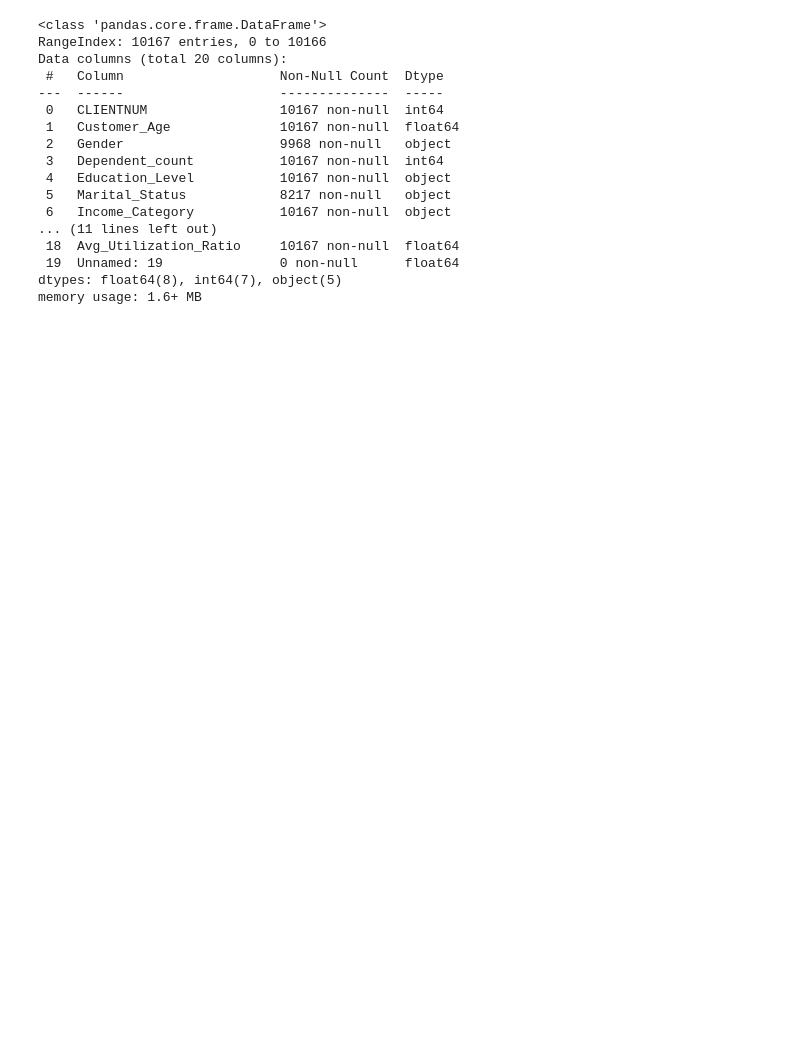
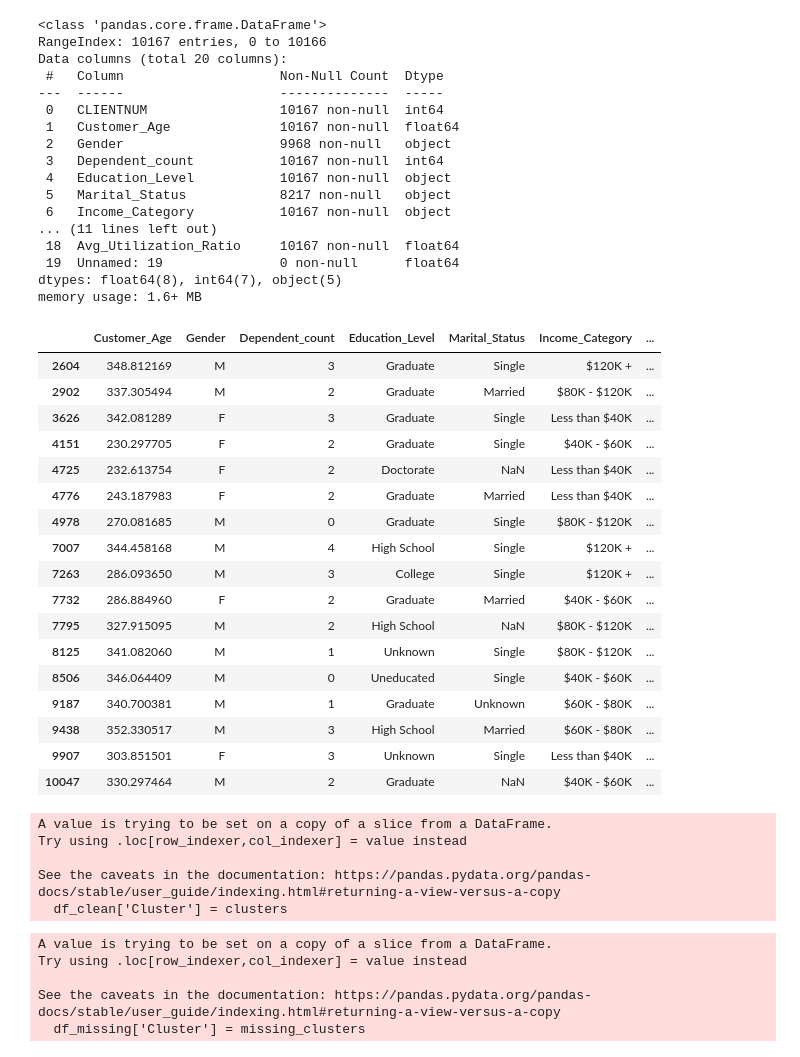
Before and after one commit to nimiico/credit-limit-predict, a Jupyter notebook: test.ipynb, the cells around one changed output. Cells and saved outputs as stored; diff of their text form; code cells hidden in the pictures; blank space fills up the shorter version.

```diff
--- a/test.ipynb
+++ b/test.ipynb
@@ -6,2 +13,3 @@ from sklearn.model_selection import train_test_split
 # %%
-dataset = pd.read_csv('sources/CreditPrediction.csv')
+df = pd.read_csv('sources/CreditPrediction.csv')
+df
@@ -42,2 +62,4 @@ dataset = dataset.drop("Unnamed: 19", axis=1)
 # %%
-dataset = dataset.drop_duplicates(subset=["CLIENTNUM"], keep=False)
+df = df.drop("Unnamed: 19", axis=1)
+df = df.drop_duplicates(subset=["CLIENTNUM"], keep=False)
+df = df.drop("CLIENTNUM", axis=1)
@@ -53 +66,25 @@ dataset = dataset.drop(outliers.index)
+# %%
+z_score = (df['Customer_Age'] - df['Customer_Age'].mean()) / df['Customer_Age'].std()
+outliers = df[(abs(z_score) > 3)]
+df = df.drop(outliers.index)
+outliers
+# %% [output]
+|  | Customer_Age | Gender | Dependent_count | Education_Level | Marital_Status | Income_Category | ... |
+| 2604 | 348.812169 | M | 3 | Graduate | Single | $120K + | ... |
+| 2902 | 337.305494 | M | 2 | Graduate | Married | $80K - $120K | ... |
+| 3626 | 342.081289 | F | 3 | Graduate | Single | Less than $40K | ... |
+| 4151 | 230.297705 | F | 2 | Graduate | Single | $40K - $60K | ... |
+| 4725 | 232.613754 | F | 2 | Doctorate | NaN | Less than $40K | ... |
+| 4776 | 243.187983 | F | 2 | Graduate | Married | Less than $40K | ... |
+| 4978 | 270.081685 | M | 0 | Graduate | Single | $80K - $120K | ... |
+| 7007 | 344.458168 | M | 4 | High School | Single | $120K + | ... |
+| 7263 | 286.093650 | M | 3 | College | Single | $120K + | ... |
+| 7732 | 286.884960 | F | 2 | Graduate | Married | $40K - $60K | ... |
+| 7795 | 327.915095 | M | 2 | High School | NaN | $80K - $120K | ... |
+| 8125 | 341.082060 | M | 1 | Unknown | Single | $80K - $120K | ... |
+| 8506 | 346.064409 | M | 0 | Uneducated | Single | $40K - $60K | ... |
+| 9187 | 340.700381 | M | 1 | Graduate | Unknown | $60K - $80K | ... |
+| 9438 | 352.330517 | M | 3 | High School | Married | $60K - $80K | ... |
+| 9907 | 303.851501 | F | 3 | Unknown | Single | Less than $40K | ... |
+| 10047 | 330.297464 | M | 2 | Graduate | NaN | $40K - $60K | ... |
 # %%
@@ -59,0 +132,22 @@ dataset = dataset.reindex(columns=['CLIENTNUM', 'Customer_Age', 'Gender', 'Depen
+# %%
+df_clean_transformed = preprocessor.fit_transform(df_clean)
+
+kmeans = KMeans(n_clusters=3)
+clusters = kmeans.fit_predict(df_clean_transformed)
+df_clean['Cluster'] = clusters
+# %% [output]
+A value is trying to be set on a copy of a slice from a DataFrame.
+Try using .loc[row_indexer,col_indexer] = value instead
+
+See the caveats in the documentation: https://pandas.pydata.org/pandas-docs/stable/user_guide/indexing.html#returning-a-view-versus-a-copy
+  df_clean['Cluster'] = clusters
+# %%
+df_missing_transformed = preprocessor.transform(df_missing)
+missing_clusters = kmeans.predict(df_missing_transformed)
+df_missing['Cluster'] = missing_clusters
+# %% [output]
+A value is trying to be set on a copy of a slice from a DataFrame.
+Try using .loc[row_indexer,col_indexer] = value instead
+
+See the caveats in the documentation: https://pandas.pydata.org/pandas-docs/stable/user_guide/indexing.html#returning-a-view-versus-a-copy
+  df_missing['Cluster'] = missing_clusters
```
Also changed, not shown: parts of 26 cells of this notebook.
